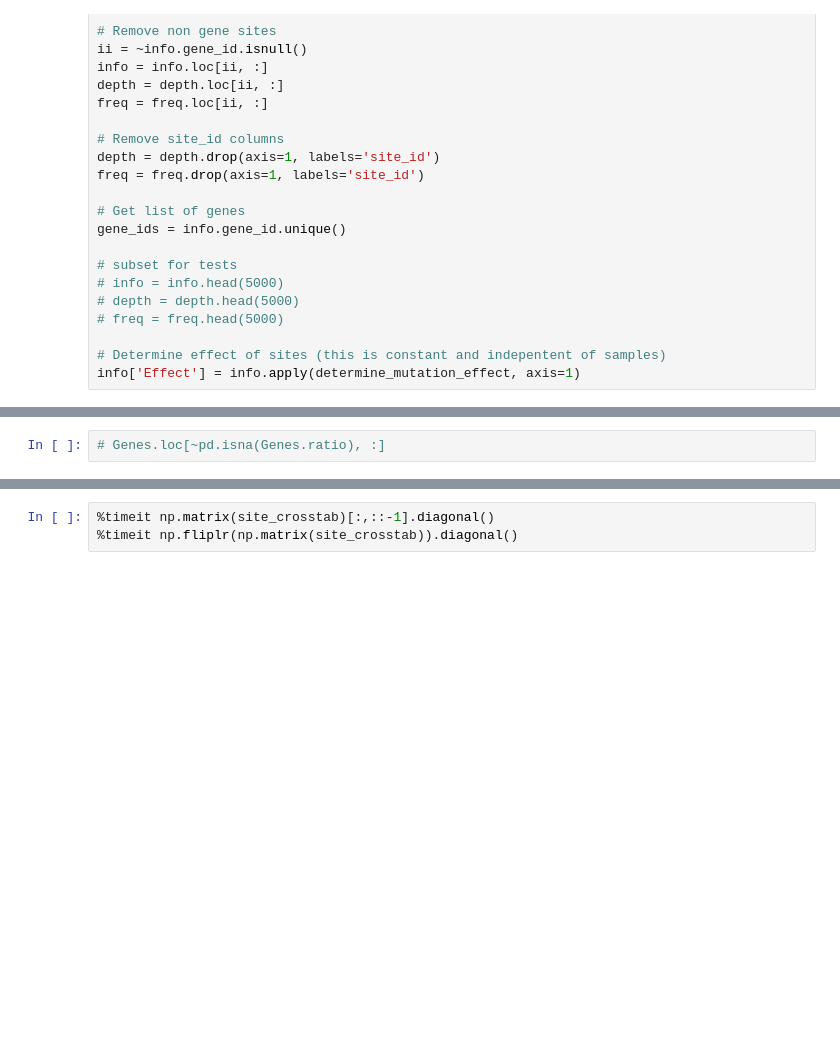
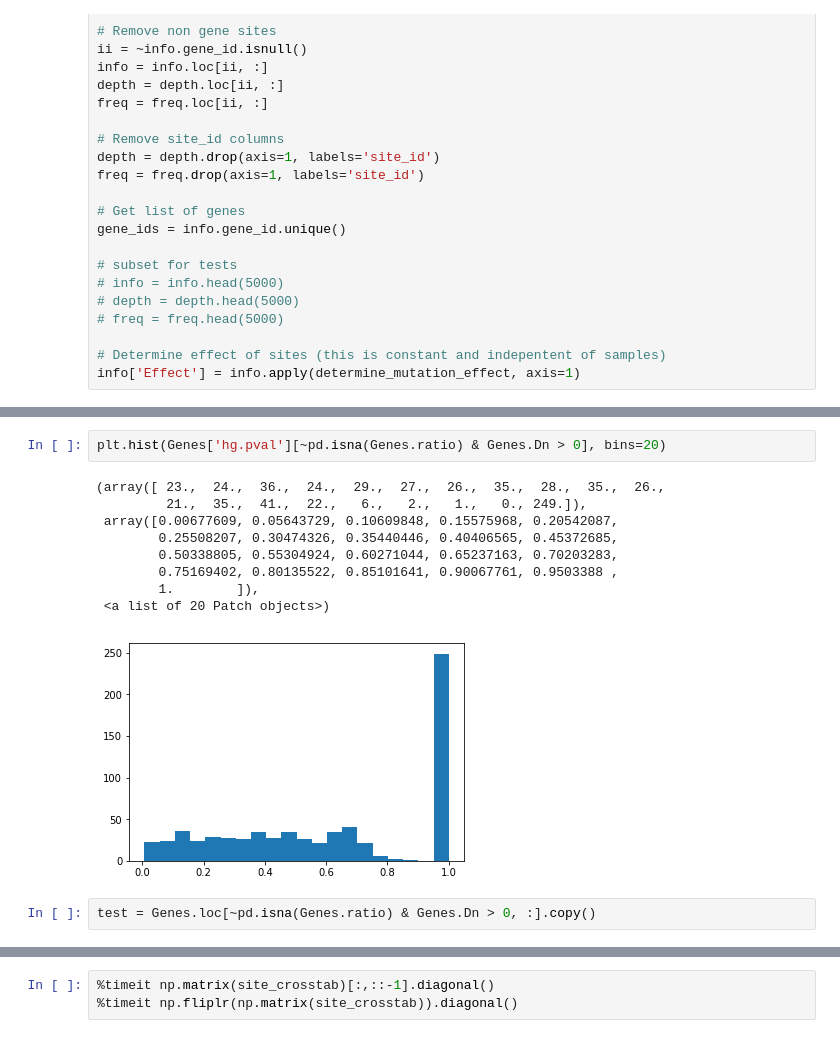
Before and after one commit to surh/micropopgen, a Jupyter notebook: midas/analyze_midas_snps/permutation_mktest.ipynb, the cells around one changed output, grey strips where cells are left out. Drawn from its saved outputs; the diff is of its cells as text; blank space fills up the shorter version.

```diff
--- a/midas/analyze_midas_snps/permutation_mktest.ipynb
+++ b/midas/analyze_midas_snps/permutation_mktest.ipynb
@@ -148,3 +171,15 @@ plt.hist(Genes['hg.pval'][~pd.isna(Genes.ratio)], bins=20);
+# %%
+plt.hist(Genes['hg.pval'][~pd.isna(Genes.ratio) & Genes.Dn > 0], bins=20)
+# %% [output]
+(array([ 23.,  24.,  36.,  24.,  29.,  27.,  26.,  35.,  28.,  35.,  26.,
+         21.,  35.,  41.,  22.,   6.,   2.,   1.,   0., 249.]),
+ array([0.00677609, 0.05643729, 0.10609848, 0.15575968, 0.20542087,
+        0.25508207, 0.30474326, 0.35440446, 0.40406565, 0.45372685,
+        0.50338805, 0.55304924, 0.60271044, 0.65237163, 0.70203283,
+        0.75169402, 0.80135522, 0.85101641, 0.90067761, 0.9503388 ,
+        1.        ]),
+ <a list of 20 Patch objects>)
+[figure, added]
 # %%
-# Genes.loc[~pd.isna(Genes.ratio), :]
+test = Genes.loc[~pd.isna(Genes.ratio) & Genes.Dn > 0, :].copy()
 # %%
```
Also changed, not shown: parts of 7 cells of this notebook.
